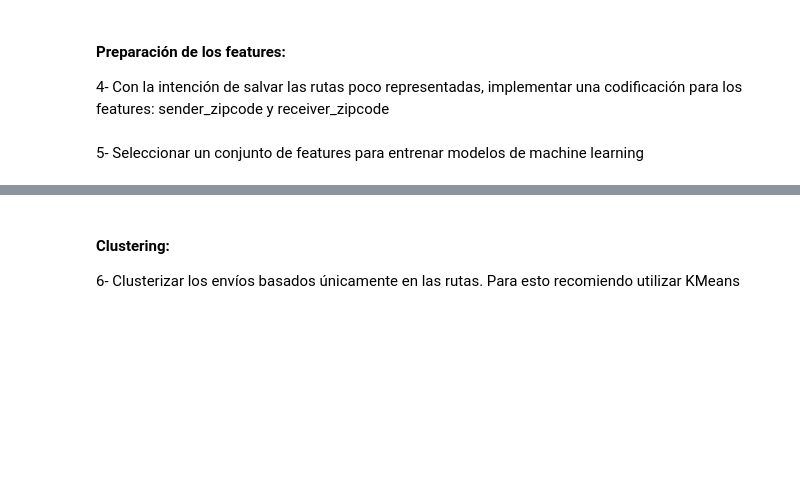
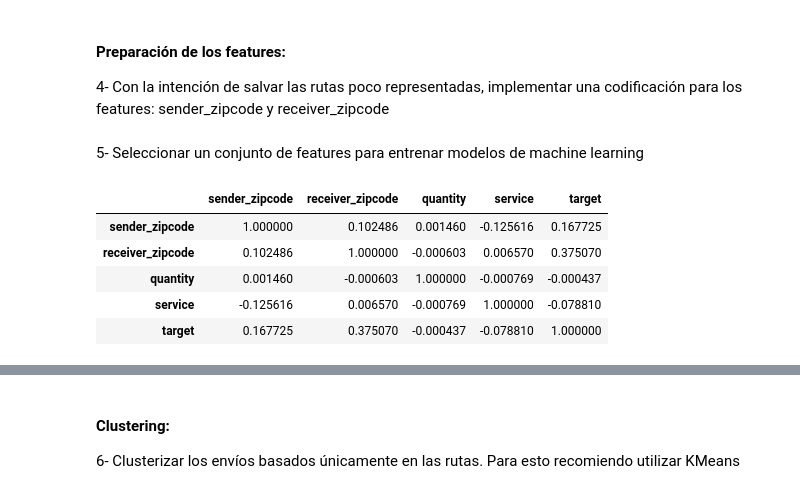
Before and after one commit to manquius/series_temporales, a Jupyter notebook: practico3_isa.ipynb, the cells around one changed output, grey strips where cells are left out. Saved outputs shown, nothing was run; the diff lists cells and outputs as text; code cells hidden in the pictures; blank space fills up the shorter version.

```diff
--- a/practico3_isa.ipynb
+++ b/practico3_isa.ipynb
@@ -142,3 +225,12 @@ sp_sp =
 4- Con la intención de salvar las rutas poco representadas, implementar una codificación para los features:  sender_zipcode y  receiver_zipcode
 # %% [markdown]
 5- Seleccionar un conjunto de features para entrenar modelos de machine learning
+# %%
+df_clean.corr(method=  'pearson')
+# %% [output]
+|  | sender_zipcode | receiver_zipcode | quantity | service | target |
+| sender_zipcode | 1.000000 | 0.102486 | 0.001460 | -0.125616 | 0.167725 |
+| receiver_zipcode | 0.102486 | 1.000000 | -0.000603 | 0.006570 | 0.375070 |
+| quantity | 0.001460 | -0.000603 | 1.000000 | -0.000769 | -0.000437 |
+| service | -0.125616 | 0.006570 | -0.000769 | 1.000000 | -0.078810 |
+| target | 0.167725 | 0.375070 | -0.000437 | -0.078810 | 1.000000 |
```
Also changed, not shown: parts of 22 cells of this notebook.
